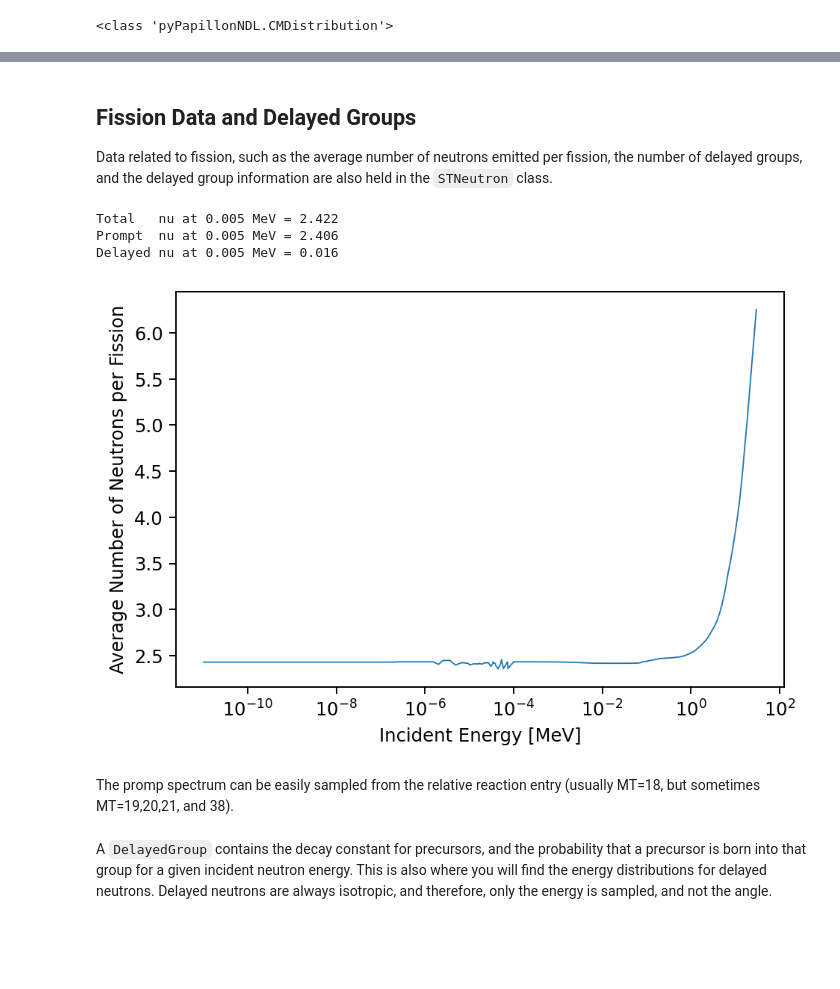
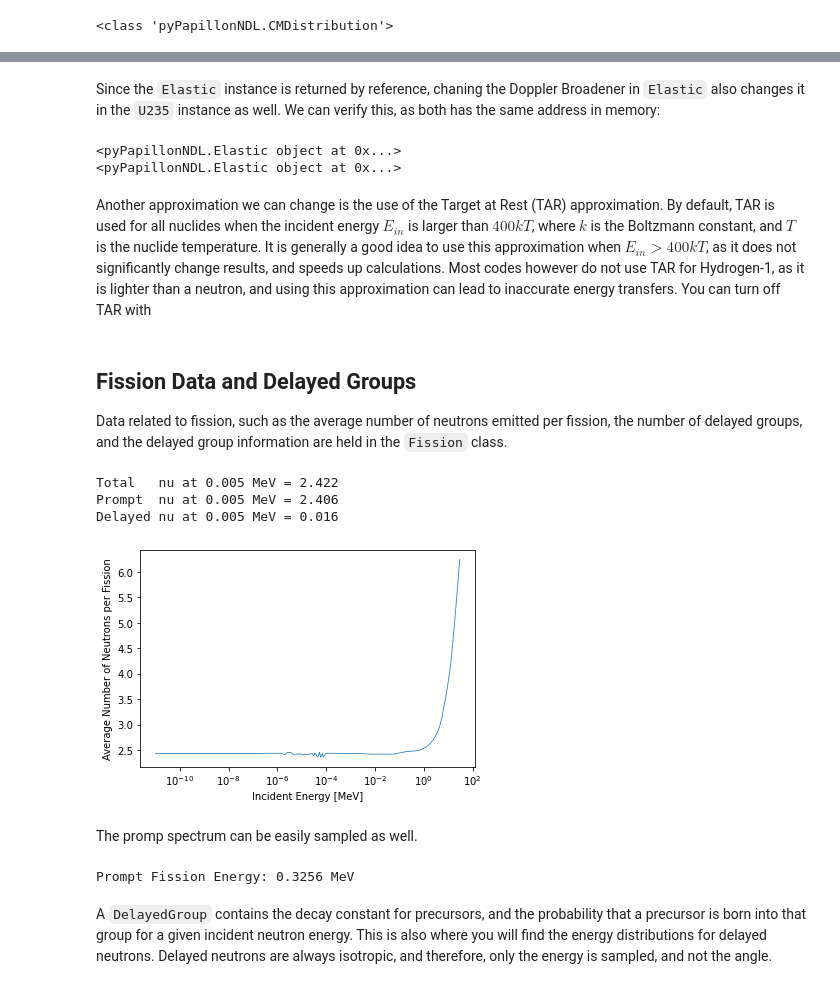
Before and after one commit to HunterBelanger/papillon-ndl, a Jupyter notebook: docs/usage/python_tutorial.ipynb, the cells around one changed output, grey strips where cells are left out. Cells and saved outputs as stored; diff of their text form; code cells hidden in the pictures; blank space fills up the shorter version.

```diff
--- a/docs/usage/python_tutorial.ipynb
+++ b/docs/usage/python_tutorial.ipynb
@@ -32,0 +37,2 @@ U235 = STNeutron(U235ACE)
+# %%
+lib = MCNPLibrary("/home/hunter/Documents/nuclear_data/lib80x/ace/lib80x.xsdir")
@@ -33,3 +53,5 @@ U235 = STNeutron(U235ACE)
+# %%
+U235 = lib.load_STNeutron("U235", 293.6)
 # %% [markdown]
 ## Evaluating and Plotting Cross Sections
 From the `STNeutron` object, it is possible to get instances of callable `CrossSection` objects for the total, elastic, dissapearance, and fission cross sections. These facilitate the evaluation of cross sections at a provided energy (in units of MeV).
@@ -154,0 +205,10 @@ if isinstance(angular_law, AngleTable):
+# %% [markdown]
+Since the `Elastic` instance is returned by reference, chaning the Doppler Broadener in `Elastic` also changes it in the `U235` instance as well. We can verify this, as both has the same address in memory:
+# %%
+print(elastic)
+print(U235.elastic())
+# %% [output]
+<pyPapillonNDL.Elastic object at 0x...>
+<pyPapillonNDL.Elastic object at 0x...>
+# %% [markdown]
+Another approximation we can change is the use of the Target at Rest (TAR) approximation. By default, TAR is used for all nuclides when the incident energy $E_{in}$ is larger than $400kT$, where $k$ is the Boltzmann constant, and $T$ is the nuclide temperature. It is generally a good idea to use this approximation when $E_{in} > 400kT$, as it does not significantly change results, and speeds up calculations. Most codes however do not use TAR for Hydrogen-1, as it is lighter than a neutron, and using this approximation can lead to inaccurate energy transfers. You can turn off TAR with
@@ -155,10 +217,11 @@ if isinstance(angular_law, AngleTable):
 # %% [markdown]
 ## Fission Data and Delayed Groups
-Data related to fission, such as the average number of neutrons emitted per fission, the number of delayed groups, and the delayed group information are also held in the `STNeutron` class.
+Data related to fission, such as the average number of neutrons emitted per fission, the number of delayed groups, and the delayed group information are held in the `Fission` class.
 # %%
-nu_tot = U235.nu_total()
-nu_prmpt = U235.nu_prompt()
-nu_delyd = U235.nu_delayed()
+fission = U235.fission()
+nu_tot = fission.nu_total()
+nu_prmpt = fission.nu_prompt()
+nu_delyd = fission.nu_delayed()
 
 print("Total   nu at 0.005 MeV = %.3f" %nu_tot(0.005))
 print("Prompt  nu at 0.005 MeV = %.3f" %nu_prmpt(0.005))
@@ -168,16 +231,21 @@ Total   nu at 0.005 MeV = 2.422
 Prompt  nu at 0.005 MeV = 2.406
 Delayed nu at 0.005 MeV = 0.016
 # %%
-if isinstance(nu_tot, Region1D) or isinstance(nu_tot, MultiRegion1D):
+if isinstance(nu_tot, Tabulated1D):
     plt.plot(nu_tot.x(), nu_tot.y(), linewidth=0.75)
     plt.xlabel('Incident Energy [MeV]')
     plt.ylabel('Average Number of Neutrons per Fission')
     plt.xscale('log')
     plt.show()
 # %% [output]
-[figure, old version]
+[figure, new version]
-# %% [markdown]
-The promp spectrum can be easily sampled from the relative reaction entry (usually MT=18, but sometimes MT=19,20,21, and 38).
+# %% [markdown]
+The promp spectrum can be easily sampled as well.
+# %%
+prompt_ae = fission.prompt_spectrum().sample_angle_energy(0.0625E-6, rng)
+print("Prompt Fission Energy: %.4f MeV" %prompt_ae.energy)
+# %% [output]
+Prompt Fission Energy: 0.3256 MeV
 # %% [markdown]
 A `DelayedGroup` contains the decay constant for precursors, and the probability that a precursor is born into that group for a given incident neutron energy. This is also where you will find the energy distributions for delayed neutrons. Delayed neutrons are always isotropic, and therefore, only the energy is sampled, and not the angle.
 # %%
```
Also changed, not shown: parts of 25 cells of this notebook, 1 other file.
